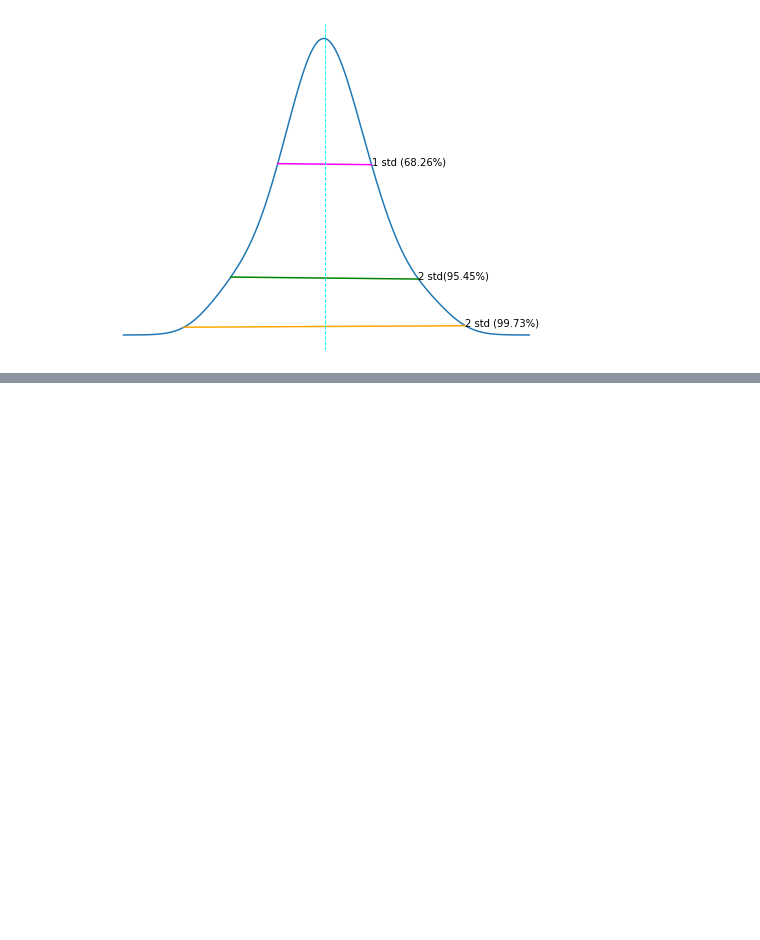
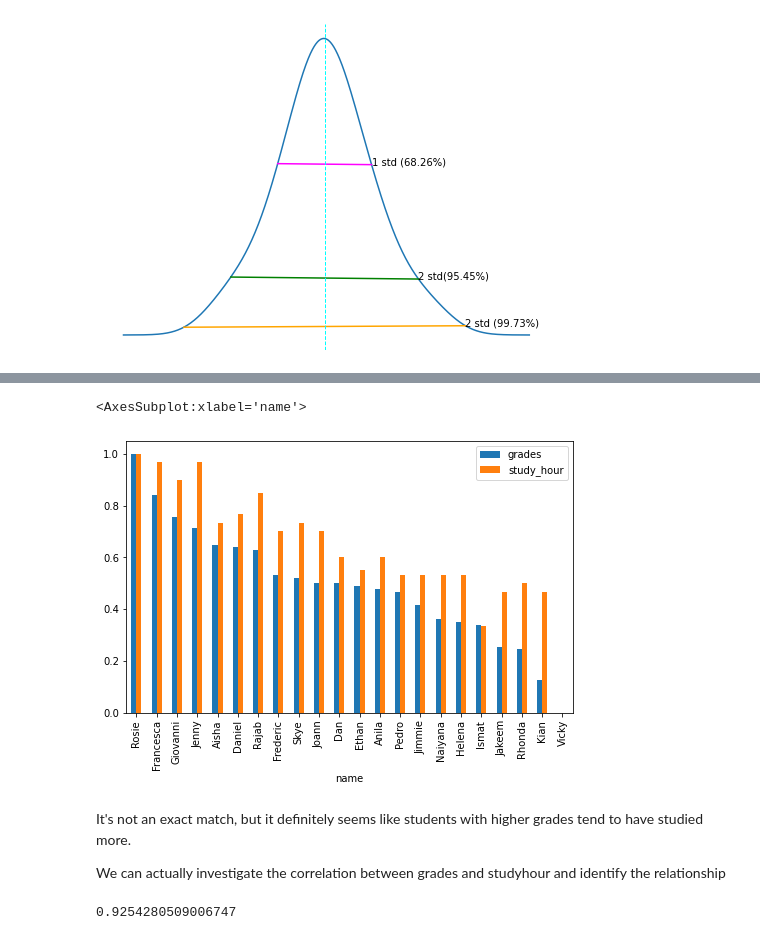
Before and after one commit to Joan-Wanjiru-N/MS-Ignite-2022, a Jupyter notebook: Explore data with NumPy and Pandas.ipynb, the cells around one changed output, grey strips where cells are left out. Saved outputs shown, nothing was run; the diff lists cells and outputs as text; code cells hidden in the pictures; blank space fills up the shorter version.

```diff
--- a/Explore data with NumPy and Pandas.ipynb
+++ b/Explore data with NumPy and Pandas.ipynb
@@ -601,0 +654,11 @@ plt.show()
+# %%
+#get a sclaer object
+scaler = MinMaxScaler()
+
+#create a copy of the dataframe for the scaled values
+df_normalized  = df_students[['name', 'study_hour', 'grades']].copy()
+
+df_normalized[['grades', 'study_hour']] = scaler.fit_transform(df_normalized[['grades', 'study_hour']])
+
+
+df_normalized
@@ -601,0 +683,13 @@ plt.show()
+# %%
+df_normalized.plot( x ='name', y = ['grades', 'study_hour'], kind = 'bar', figsize = (8,5))
+# %% [output]
+<AxesSubplot:xlabel='name'>
+[figure, added]
+# %% [markdown]
+It's not an exact match, but it definitely seems like students with higher grades tend to have studied more.
+
+We can actually investigate the correlation between grades and studyhour and identify the relationship
+# %%
+df_normalized.grades.corr(df_normalized.study_hour)
+# %% [output]
+0.9254280509006747
```
Also changed, not shown: parts of 20 cells of this notebook.
